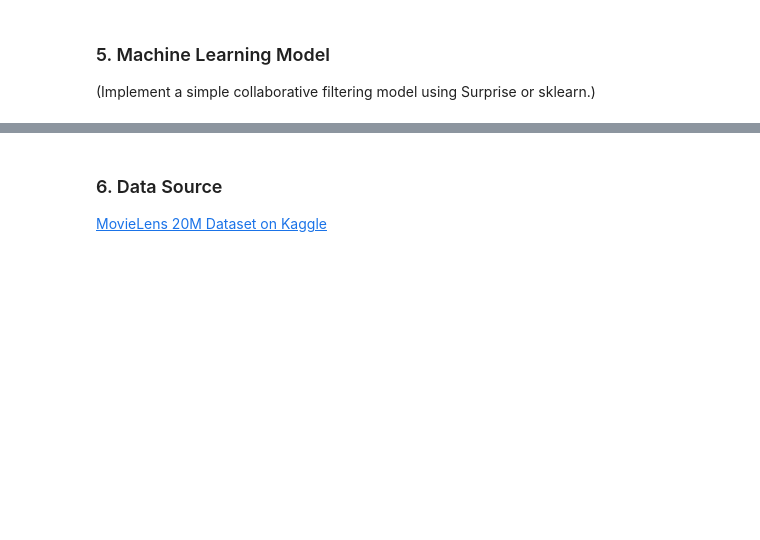
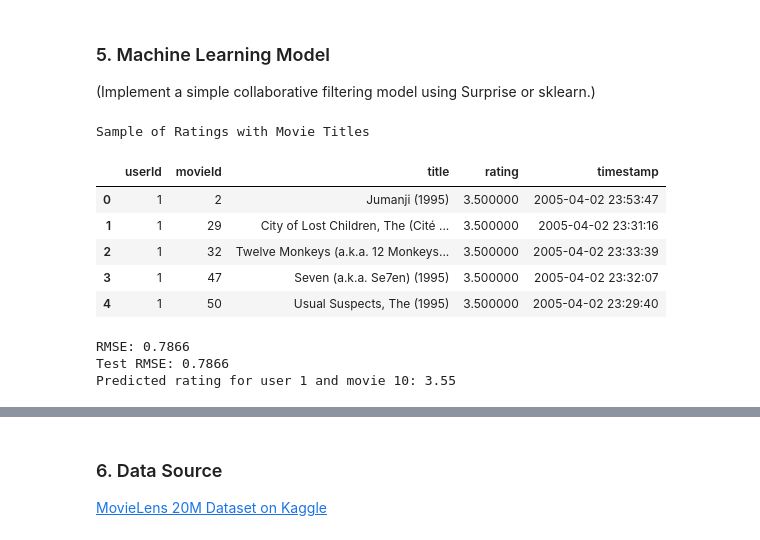
Before and after one commit to lalitnayyar/iimkassignment6, a Jupyter notebook: netflix_recommendation_engine.ipynb, the cells around one changed output, grey strips where cells are left out. Saved outputs shown, nothing was run; the diff lists cells and outputs as text; code cells hidden in the pictures; blank space fills up the shorter version.

```diff
--- a/netflix_recommendation_engine.ipynb
+++ b/netflix_recommendation_engine.ipynb
@@ -54,0 +59,57 @@ cross_validate(algo, data, measures=['RMSE', 'MAE'], cv=3, verbose=True)
+# %%
+# Alternative Approach: Collaborative Filtering with Surprise
+
+# 1. Install and import necessary libraries
+# If not already installed, uncomment the next line:
+# !pip install scikit-surprise
+
+from surprise import Dataset, Reader, SVD
+from surprise.model_selection import train_test_split
+import pandas as pd
+from IPython.display import display  # For professional table output
+
+# Load your ratings and movies data
+ratings = pd.read_csv('data/rating.csv')
+movies = pd.read_csv('data/movie.csv')
+
+# Merge on movieId to get movie titles with ratings
+df = pd.merge(ratings, movies, on='movieId', how='left')
+
+# Display the first few rows in a professional tabular format
+display(df[['userId', 'movieId', 'title', 'rating', 'timestamp']].head().style.set_caption("Sample of Ratings with Movie Titles"))
+
+# 3. Prepare data for Surprise
+reader = Reader(rating_scale=(df['rating'].min(), df['rating'].max()))
+data = Dataset.load_from_df(df[['userId', 'movieId', 'rating']], reader)
+
+# 4. Train-test split
+trainset, testset = train_test_split(data, test_size=0.2, random_state=42)
+
+# 5. Build and train the SVD model
+model = SVD()
+model.fit(trainset)
+
+# 6. Make predictions on the test set
+predictions = model.test(testset)
+
+# 7. Evaluate the model
+from surprise import accuracy
+rmse = accuracy.rmse(predictions)
+print(f"Test RMSE: {rmse:.4f}")
+
+# 8. Make a prediction for a specific user and movie
+user_id = 1
+movie_id = 10
+pred = model.predict(user_id, movie_id)
+print(f"Predicted rating for user {user_id} and movie {movie_id}: {pred.est:.2f}")
+# %% [output]
+Sample of Ratings with Movie Titles
+|  | userId | movieId | title | rating | timestamp |
+| 0 | 1 | 2 | Jumanji (1995) | 3.500000 | 2005-04-02 23:53:47 |
+| 1 | 1 | 29 | City of Lost Children, The (Cité ... | 3.500000 | 2005-04-02 23:31:16 |
+| 2 | 1 | 32 | Twelve Monkeys (a.k.a. 12 Monkeys... | 3.500000 | 2005-04-02 23:33:39 |
+| 3 | 1 | 47 | Seven (a.k.a. Se7en) (1995) | 3.500000 | 2005-04-02 23:32:07 |
+| 4 | 1 | 50 | Usual Suspects, The (1995) | 3.500000 | 2005-04-02 23:29:40 |
+RMSE: 0.7866
+Test RMSE: 0.7866
+Predicted rating for user 1 and movie 10: 3.55
```
Also changed, not shown: parts of 15 cells of this notebook, 1 other file.
